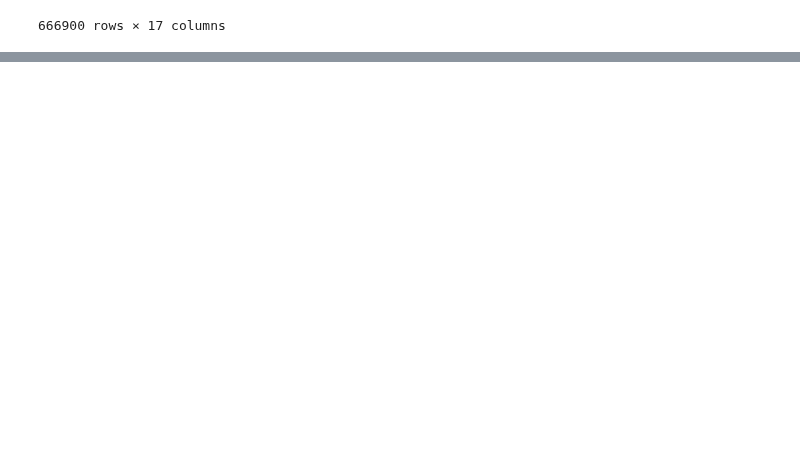
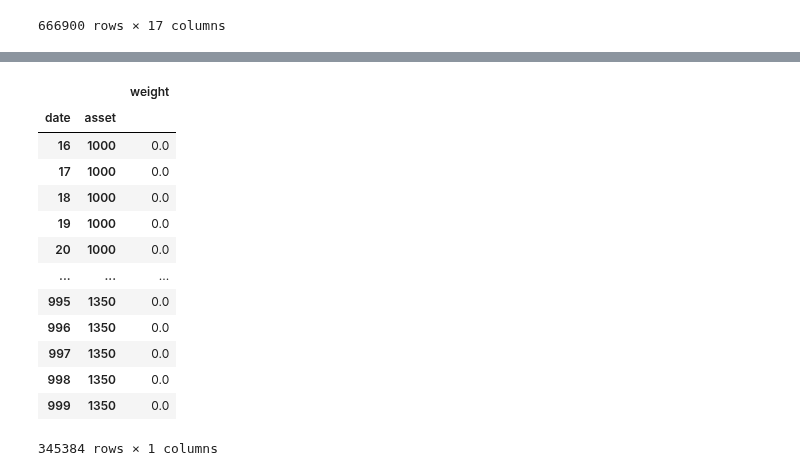
Before and after one commit to VoidFly/JKQ, a Jupyter notebook: research_lyh.ipynb, the cells around one changed output, grey strips where cells are left out. Drawn from its saved outputs; the diff is of its cells as text; code cells hidden in the pictures; blank space fills up the shorter version.

```diff
--- a/research_lyh.ipynb
+++ b/research_lyh.ipynb
@@ -554,0 +330,40 @@ Index(['time', 'mom', 'vol', 'max52', 'min52', 'cci', 'K', 'D', 'J', 'rsi',
+# %%
+#训练集
+train_lst=[]
+for this_date in range(start_day+1,split_day):
+    #print(this_date)
+    pred=pd.Series(model.predict(X_train.loc[this_date]),index=stocks)
+    head = pred.nlargest(10).index.tolist()
+    tail = pred.nsmallest(10).index.tolist()
+    pred=pd.Series(0,index=stocks,name=this_date)
+    pred[head]=1/(len(head)+len(tail))
+    pred[tail]=-1/(len(head)+len(tail))
+    train_lst.append(pred)
+train_pred_df=pd.concat(train_lst,axis=1).stack()
+train_pred_df=pd.DataFrame(train_pred_df,columns=['weight'])
+train_pred_df.index=train_pred_df.index.swaplevel()
+train_pred_df.index=train_pred_df.index.set_names(['date','asset'])
+
+#train_pred_df['close']=test_data['closes']
+train_pred_df
+# y_pred = model.predict(X_test)#, num_iteration=gbm.best_iteration_)
+# # 模型评估
+# print('The rmse of prediction is:', mean_squared_error(y_test, y_pred) ** 0.5)
+
+# # 特征重要度
+# print('Feature importances:', list(model.feature_importances_))
+# %% [output]
+|  |  | weight |
+| date | asset |  |
+| 16 | 1000 | 0.0 |
+| 17 | 1000 | 0.0 |
+| 18 | 1000 | 0.0 |
+| 19 | 1000 | 0.0 |
+| 20 | 1000 | 0.0 |
+| ... | ... | ... |
+| 995 | 1350 | 0.0 |
+| 996 | 1350 | 0.0 |
+| 997 | 1350 | 0.0 |
+| 998 | 1350 | 0.0 |
+| 999 | 1350 | 0.0 |
+345384 rows × 1 columns
```
Also changed, not shown: parts of 49 cells of this notebook, 1 other file.
